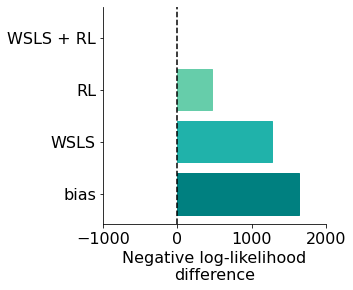
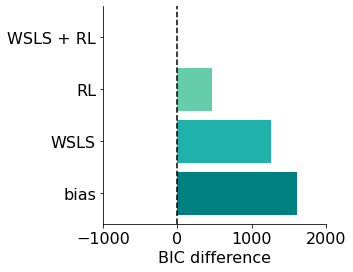
The notebook cell's code change between the first figure and the second:
--- before
+++ after
@@ -1,11 +1,11 @@
-# Plot the NLL for the model comparison in the KK
+# Plot the BIC for the model comparison in the KK
 fig, ax = plt.subplots(figsize=(4,4))
 num_models = 4
-model_fits = np.asarray([46132.8, 45769.2, 44960.0, 44500.1])-44500.1
+model_fits = np.asarray([46145.1, 45793.7, 44996.8, 44549.1])-44549.1
 
 barlist = ax.barh(range(num_models),model_fits, color='lightsteelblue')
 ax.set_yticks(range(num_models))
 ax.set_yticklabels(labels=['bias', 'WSLS', 'RL', 'WSLS + RL'])
-ax.set_xlabel('Negative log-likelihood\ndifference')
+ax.set_xlabel('BIC difference')
 ax.set_xlim(-100,200)
 ax.set_xticks([-1000, 0, 1000, 2000])

Commit: model fitting updates